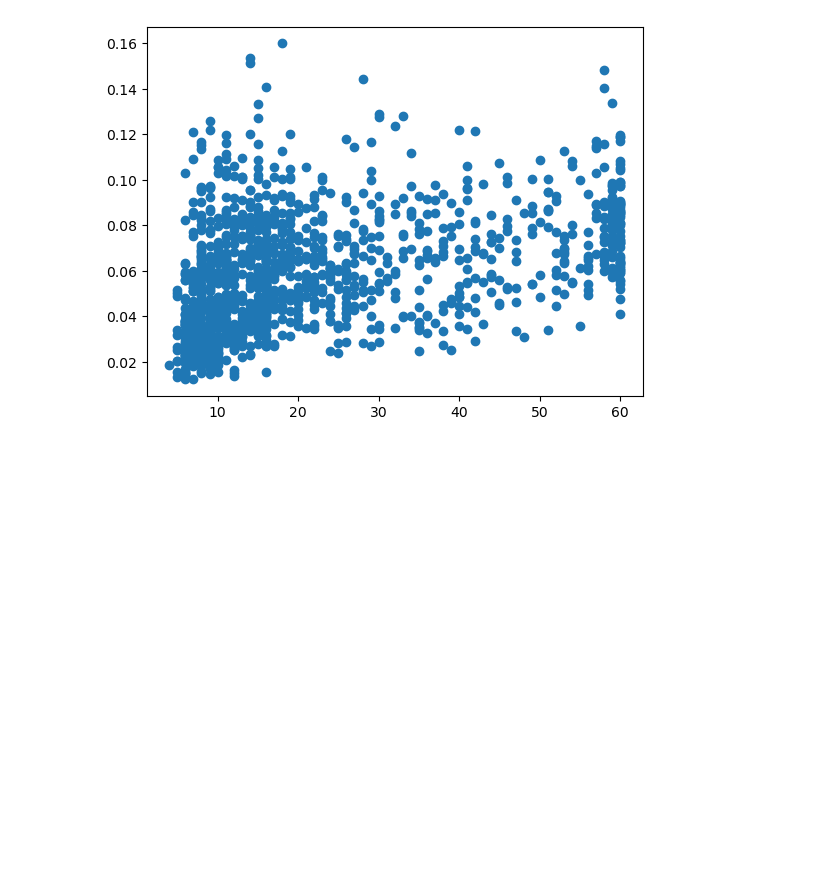
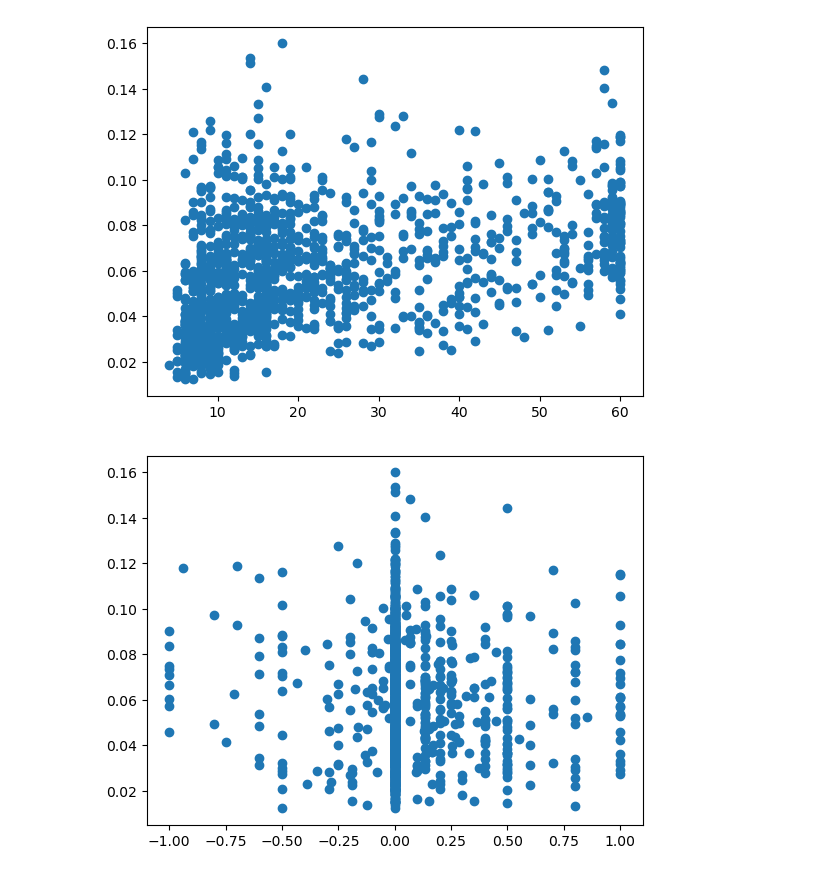
Before and after one commit to katefengx/youtube-shorts-analytics, a Jupyter notebook: data/test.ipynb, the cells around one changed output. Cells and saved outputs as stored; diff of their text form; code cells hidden in the pictures; blank space fills up the shorter version.

```diff
--- a/data/test.ipynb
+++ b/data/test.ipynb
@@ -46,3 +42,10 @@ plt.scatter(x, y)
 plt.show()
 # %% [output]
 [figure]
+# %%
+x = data['sentiment_polarity']
+y = data['engagement_rate']
+plt.scatter(x, y)
+plt.show()
+# %% [output]
+[figure, added]
```
Also changed, not shown: parts of 5 cells of this notebook, 15 other files.
